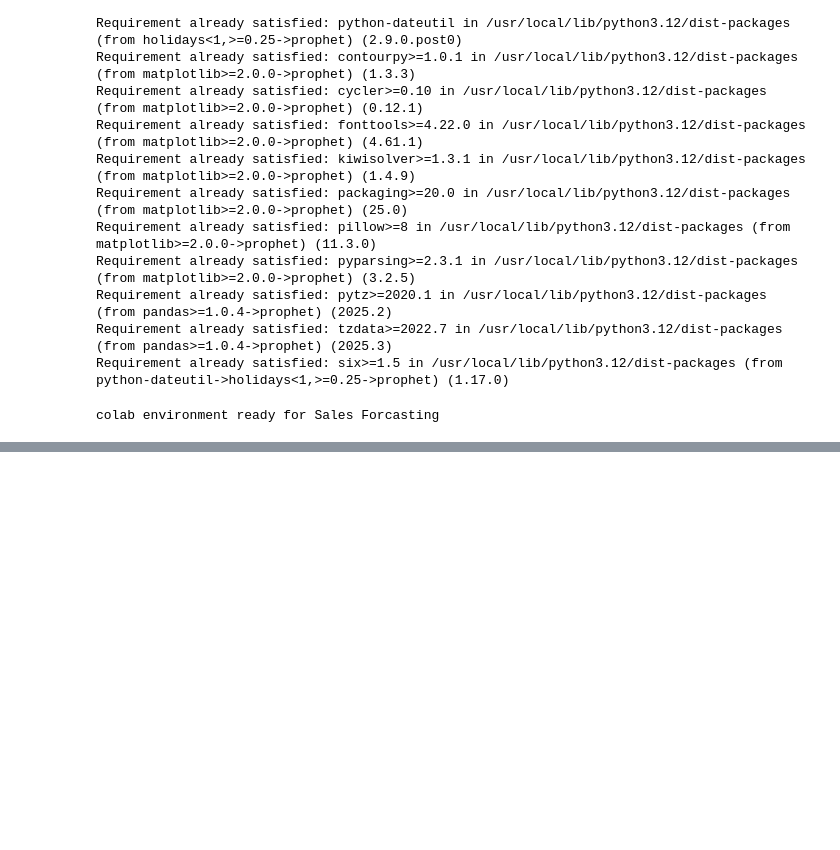
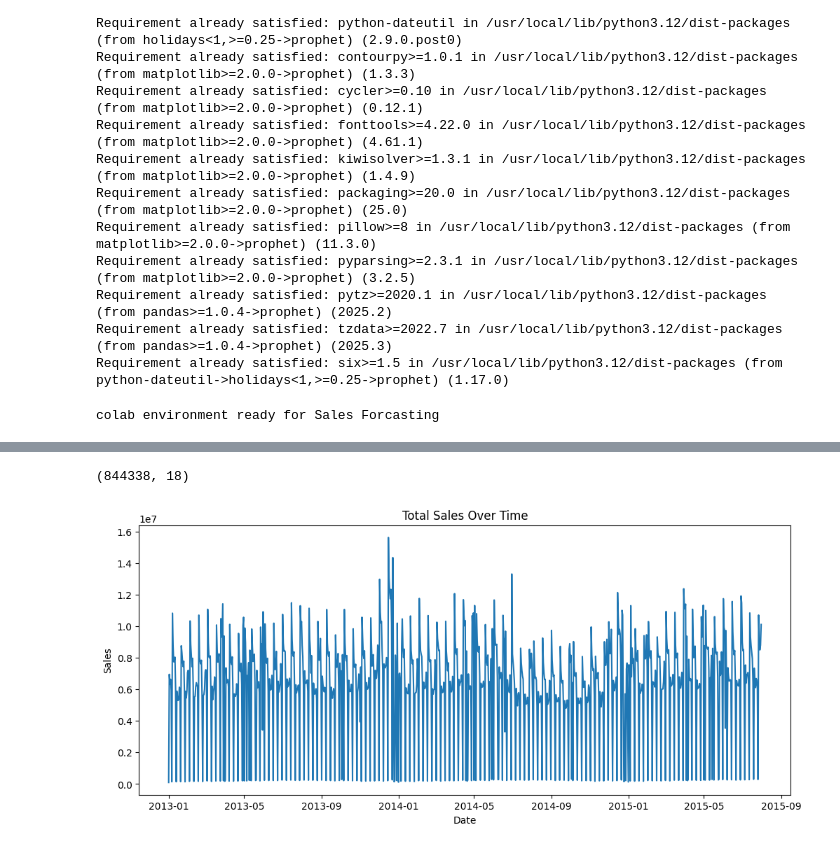
Before and after one commit to PranitUkhalkar/FUTURE_ML_01, a Jupyter notebook: Sales_Forecasting_Task1.ipynb, the cells around one changed output, grey strips where cells are left out. Drawn from its saved outputs; the diff is of its cells as text; code cells hidden in the pictures; blank space fills up the shorter version.

```diff
--- a/Sales_Forecasting_Task1.ipynb
+++ b/Sales_Forecasting_Task1.ipynb
@@ -37,3 +35,10 @@ from prophet import Prophet
 print("colab environment ready for Sales Forcasting")
 # %% [output]
 colab environment ready for Sales Forcasting
+# %%
+import pandas as pd
+#loading Dataset
+train_df=pd.read_csv('train.csv')
+store_df=pd.read_csv('store.csv')
+
+train_df.head(), store_df.head()
@@ -39,0 +82,4 @@ colab environment ready for Sales Forcasting
+# %%
+#Merge store and train information
+df=pd.merge(train_df,store_df,on ='Store',how='left')
+df.head()
@@ -39,0 +93,22 @@ colab environment ready for Sales Forcasting
+# %%
+#COnvert data to datetime
+df['Date']=pd.to_datetime(df['Date'])
+#removing closed store days
+df=df[df['Sales']>0]
+df.shape
+# %% [output]
+(844338, 18)
+# %%
+import matplotlib.pyplot as plt
+
+#aggregate daily sales
+daily_sales = df.groupby('Date')['Sales'].sum().reset_index()
+
+plt.figure(figsize=(12,5))
+plt.plot(daily_sales['Date'], daily_sales['Sales'])
+plt.title("Total Sales Over Time")
+plt.xlabel("Date")
+plt.ylabel("Sales")
+plt.show()
+# %% [output]
+[figure, added]
```
Also changed, not shown: parts of 14 cells of this notebook.
